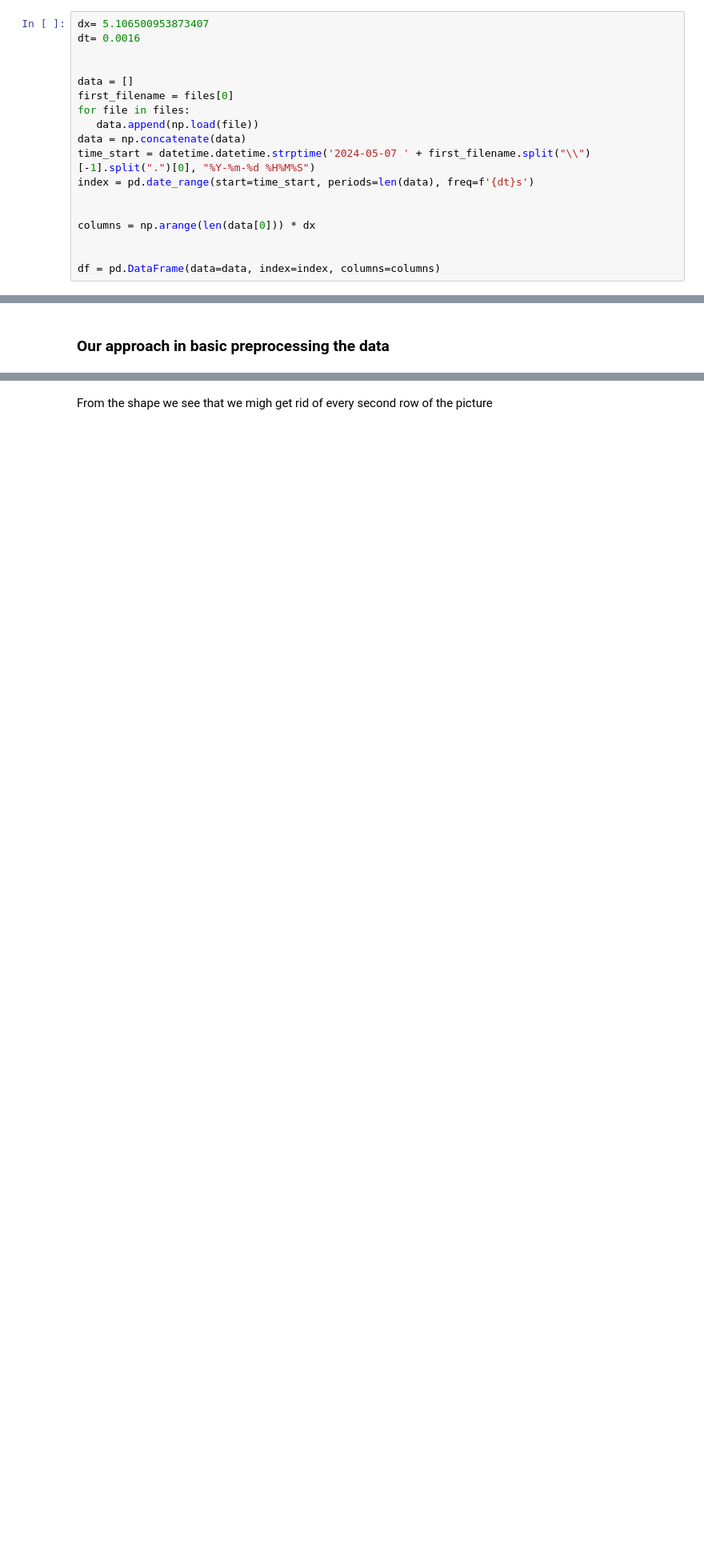
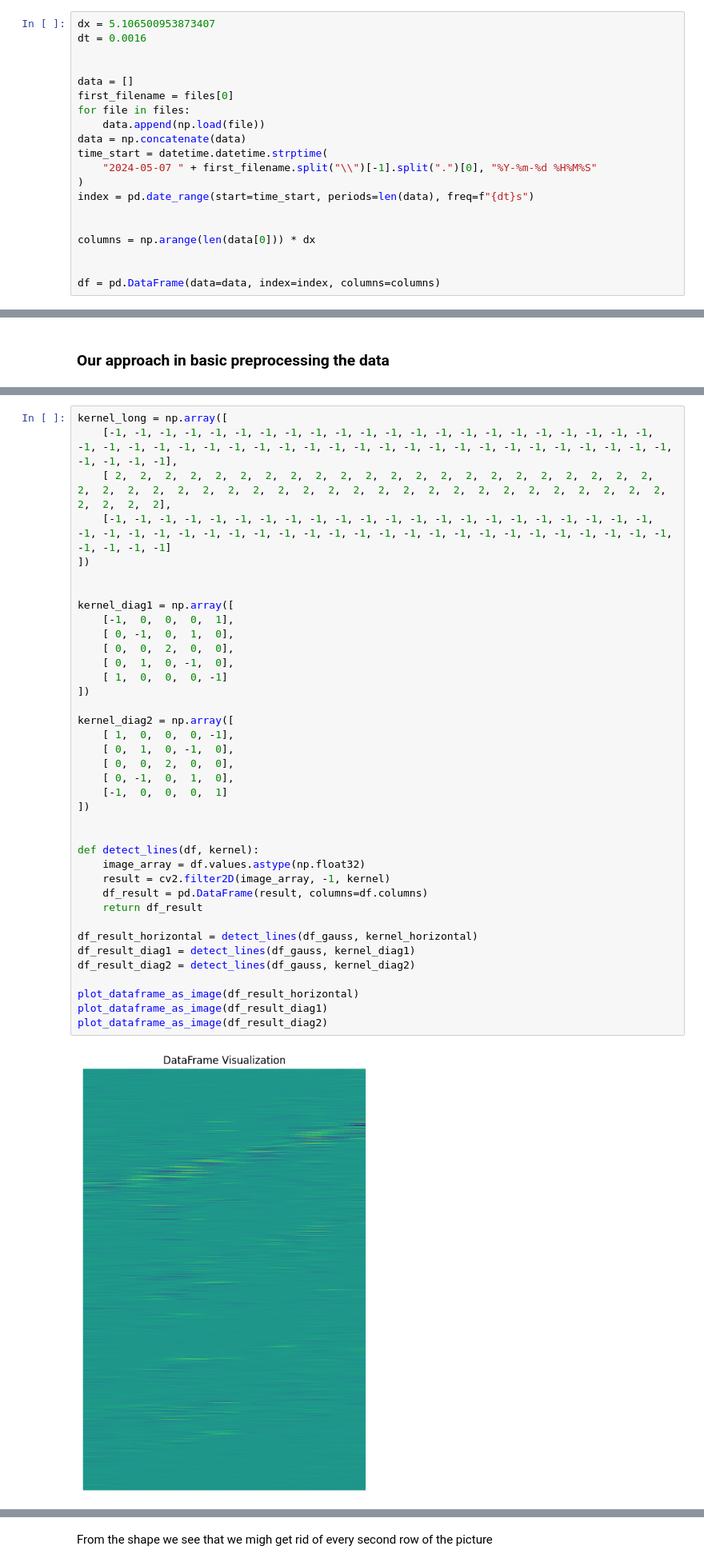
Before and after one commit to mmartyna123/ComputerVision, a Jupyter notebook: Project1/Project.ipynb, the cells around one changed output, grey strips where cells are left out. Shown at 80% size. Cells and saved outputs as stored; diff of their text form; blank space fills up the shorter version.

```diff
--- a/Project1/Project.ipynb
+++ b/Project1/Project.ipynb
@@ -34,16 +33,18 @@ files = glob.glob(path_out+"*")
 files.sort()
 # %%
-dx= 5.106500953873407
-dt= 0.0016
+dx = 5.106500953873407
+dt = 0.0016
 
 
 data = []
 first_filename = files[0]
 for file in files:
-   data.append(np.load(file))
+    data.append(np.load(file))
 data = np.concatenate(data)
-time_start = datetime.datetime.strptime('2024-05-07 ' + first_filename.split("\\")[-1].split(".")[0], "%Y-%m-%d %H%M%S")
-index = pd.date_range(start=time_start, periods=len(data), freq=f'{dt}s')
+time_start = datetime.datetime.strptime(
+    "2024-05-07 " + first_filename.split("\\")[-1].split(".")[0], "%Y-%m-%d %H%M%S"
+)
+index = pd.date_range(start=time_start, periods=len(data), freq=f"{dt}s")
 
 
 columns = np.arange(len(data[0])) * dx
@@ -179,0 +155,40 @@ visualize(df)
+# %%
+kernel_long = np.array([
+    [-1, -1, -1, -1, -1, -1, -1, -1, -1, -1, -1, -1, -1, -1, -1, -1, -1, -1, -1, -1, -1, -1, -1, -1, -1, -1, -1, -1, -1, -1, -1, -1, -1, -1, -1, -1, -1, -1, -1, -1, -1, -1, -1, -1, -1, -1, -1, -1, -1, -1],
+    [ 2,  2,  2,  2,  2,  2,  2,  2,  2,  2,  2,  2,  2,  2,  2,  2,  2,  2,  2,  2,  2,  2,  2,  2,  2,  2,  2,  2,  2,  2,  2,  2,  2,  2,  2,  2,  2,  2,  2,  2,  2,  2,  2,  2,  2,  2,  2,  2,  2,  2],
+    [-1, -1, -1, -1, -1, -1, -1, -1, -1, -1, -1, -1, -1, -1, -1, -1, -1, -1, -1, -1, -1, -1, -1, -1, -1, -1, -1, -1, -1, -1, -1, -1, -1, -1, -1, -1, -1, -1, -1, -1, -1, -1, -1, -1, -1, -1, -1, -1, -1, -1]
+])
+
+
+kernel_diag1 = np.array([
+    [-1,  0,  0,  0,  1],
+    [ 0, -1,  0,  1,  0],
+    [ 0,  0,  2,  0,  0],
+    [ 0,  1,  0, -1,  0],
+    [ 1,  0,  0,  0, -1]
+])
+
+kernel_diag2 = np.array([
+    [ 1,  0,  0,  0, -1],
+    [ 0,  1,  0, -1,  0],
+    [ 0,  0,  2,  0,  0],
+    [ 0, -1,  0,  1,  0],
+    [-1,  0,  0,  0,  1]
+])
+
+
+def detect_lines(df, kernel):
+    image_array = df.values.astype(np.float32)
+    result = cv2.filter2D(image_array, -1, kernel)
+    df_result = pd.DataFrame(result, columns=df.columns)
+    return df_result
+
+df_result_horizontal = detect_lines(df_gauss, kernel_horizontal)
+df_result_diag1 = detect_lines(df_gauss, kernel_diag1)
+df_result_diag2 = detect_lines(df_gauss, kernel_diag2)
+
+plot_dataframe_as_image(df_result_horizontal)
+plot_dataframe_as_image(df_result_diag1)
+plot_dataframe_as_image(df_result_diag2)
+# %% [output]
+[figure, added]
```
Also changed, not shown: parts of 14 cells of this notebook.
